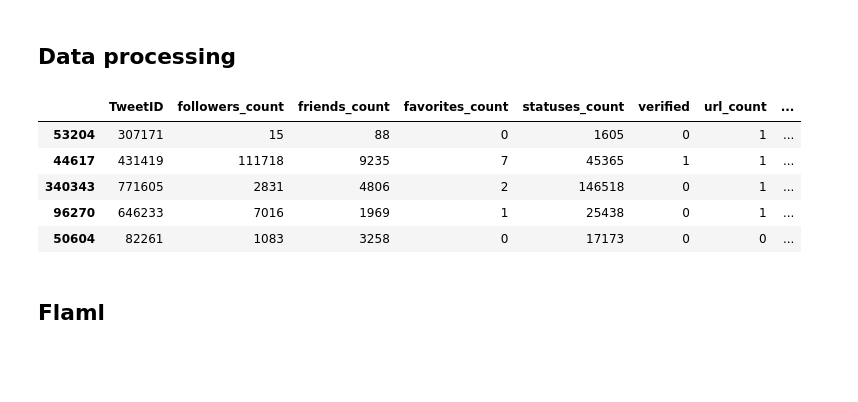
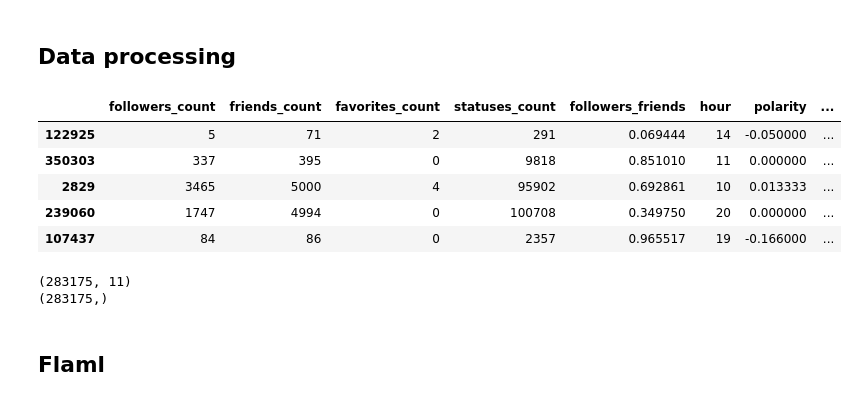
Before and after one commit to antoinegleisberg/INF554_kaggle, a Jupyter notebook: AutoML.ipynb, the cells around one changed output. Saved outputs shown, nothing was run; the diff lists cells and outputs as text; code cells hidden in the pictures; blank space fills up the shorter version.

```diff
--- a/AutoML.ipynb
+++ b/AutoML.ipynb
@@ -167,3 +166,5 @@ col = ['TweetID', 'followers_count', 'friends_count', 'favorites_count', 'status
+# %%
+remove_useless = ["urls", "timestamp", "TweetID", "text", "hashtags", "total_text"]
 # %%
 new_X_train = feature_engineering(X_train)
 new_X_train = time_engineering(new_X_train)
@@ -171,18 +172,27 @@ new_X_train = extract_topic(new_X_train)
 new_X_train = text_engineering(new_X_train)
 new_X_train = hashtags_engineering(new_X_train)
 new_X_train = extract_cluster(new_X_train,['followers_count', 'friends_count', 'favorites_count', 'statuses_count','verified'])
-new_X_train = new_X_train.reindex(columns=col)
-new_X_train.drop(['topic_1','topic_2','topic_3','topic_4','topic_5'],axis=1).head()
+new_X_train = new_X_train.reindex(columns=columns)
-# %% [output]
-|  | TweetID | followers_count | friends_count | favorites_count | statuses_count | verified | url_count | ... |
-| 53204 | 307171 | 15 | 88 | 0 | 1605 | 0 | 1 | ... |
-| 44617 | 431419 | 111718 | 9235 | 7 | 45365 | 1 | 1 | ... |
-| 340343 | 771605 | 2831 | 4806 | 2 | 146518 | 0 | 1 | ... |
-| 96270 | 646233 | 7016 | 1969 | 1 | 25438 | 0 | 1 | ... |
-| 50604 | 82261 | 1083 | 3258 | 0 | 17173 | 0 | 0 | ... |
+# %%
+new_X_train = new_X_train.drop(remove_useless, axis=1)
 # %%
-
-remove=['TweetID', 'verified', 'url_count', 'week_in_month','day', 'polarity', 'subjectivity', 'has_hashtags', 'topic_2', 'topic_3', 'topic_4', 'topic_5']
+remove=['verified', 'url_count', 'week_in_month','day', 'topic_2', 'topic_3', 'topic_4', 'topic_5'] # 'polarity', 'subjectivity', 'hashtags_count',
+# %%
+new_X_train = new_X_train.drop(remove, axis=1)
+new_X_train.head()
+# %% [output]
+|  | followers_count | friends_count | favorites_count | statuses_count | followers_friends | hour | polarity | ... |
+| 122925 | 5 | 71 | 2 | 291 | 0.069444 | 14 | -0.050000 | ... |
+| 350303 | 337 | 395 | 0 | 9818 | 0.851010 | 11 | 0.000000 | ... |
+| 2829 | 3465 | 5000 | 4 | 95902 | 0.692861 | 10 | 0.013333 | ... |
+| 239060 | 1747 | 4994 | 0 | 100708 | 0.349750 | 20 | 0.000000 | ... |
+| 107437 | 84 | 86 | 0 | 2357 | 0.965517 | 19 | -0.166000 | ... |
+# %%
+print(new_X_train.shape)
+print(y_train.shape)
+# %% [output]
+(283175, 11)
+(283175,)
 # %% [markdown]
 ## Flaml
 # %%
```
Also changed, not shown: parts of 27 cells of this notebook, 1 other file.
